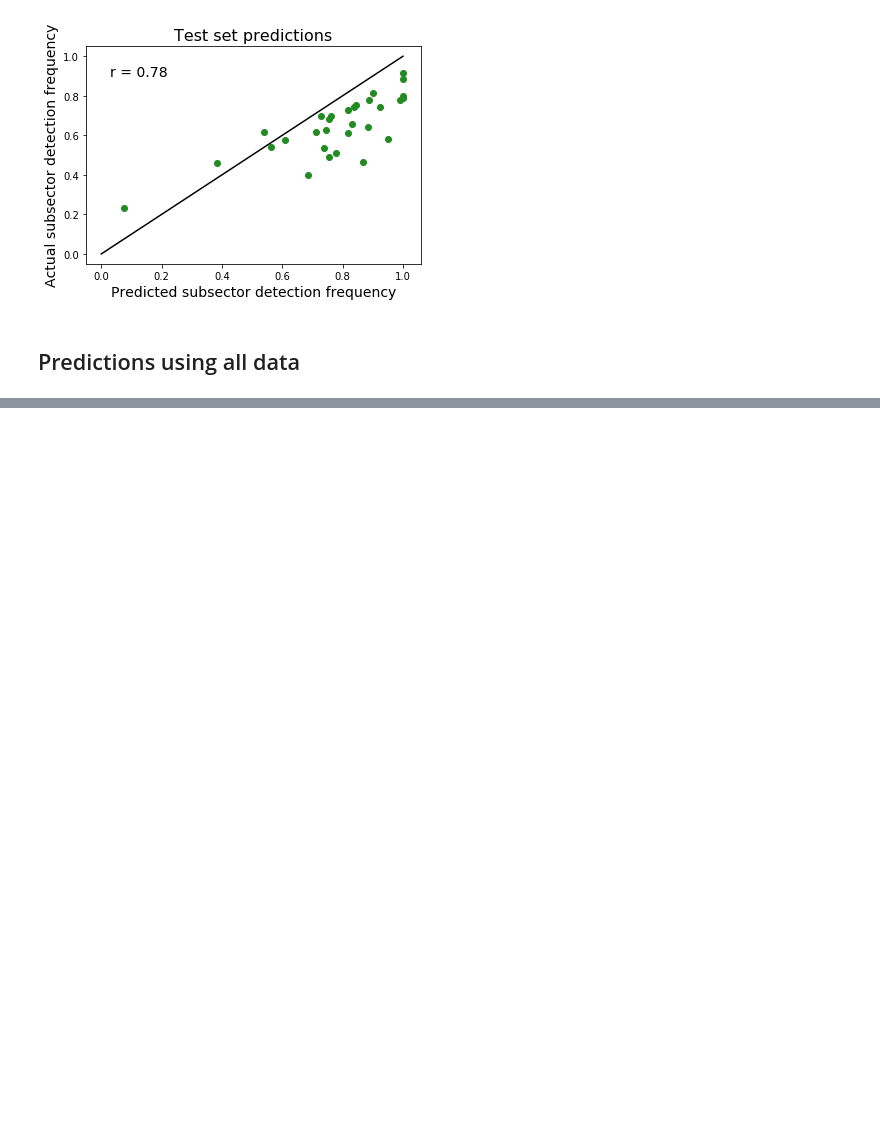
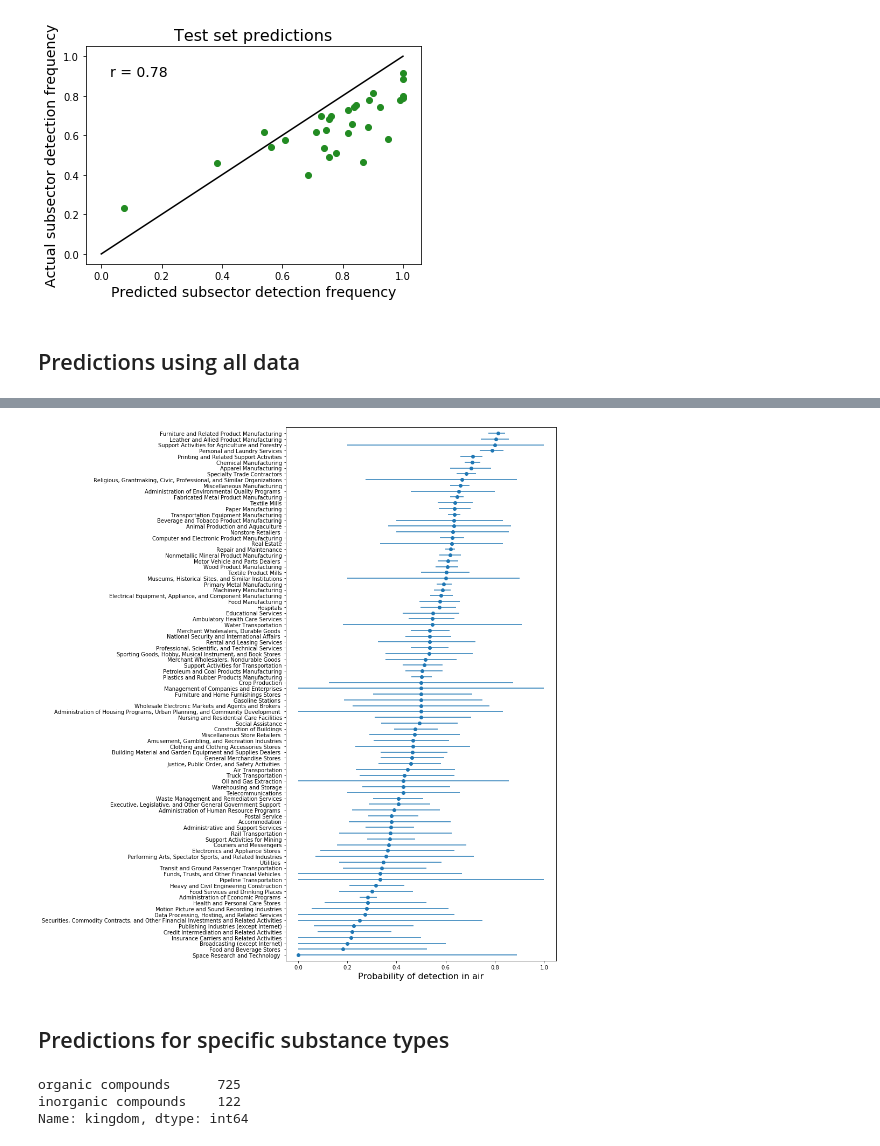
Before and after one commit to JeffreyMinucci/occupational_exposure, a Jupyter notebook: notebooks/work_in_progress/hierarchical_logistic_reg.ipynb, the cells around one changed output, grey strips where cells are left out. Cells and saved outputs as stored; diff of their text form; code cells hidden in the pictures; blank space fills up the shorter version.

```diff
--- a/notebooks/work_in_progress/hierarchical_logistic_reg.ipynb
+++ b/notebooks/work_in_progress/hierarchical_logistic_reg.ipynb
@@ -480,0 +470,12 @@ plt.show()
+# %%
+plot_predictions(predictions_full, subsector=True)
+# %% [output]
+[figure, added]
+# %% [markdown]
+## Predictions for specific substance types
+# %%
+ids['kingdom'].value_counts()
+# %% [output]
+organic compounds      725
+inorganic compounds    122
+Name: kingdom, dtype: int64
```
Also changed, not shown: parts of 26 cells of this notebook, 2 other files.
